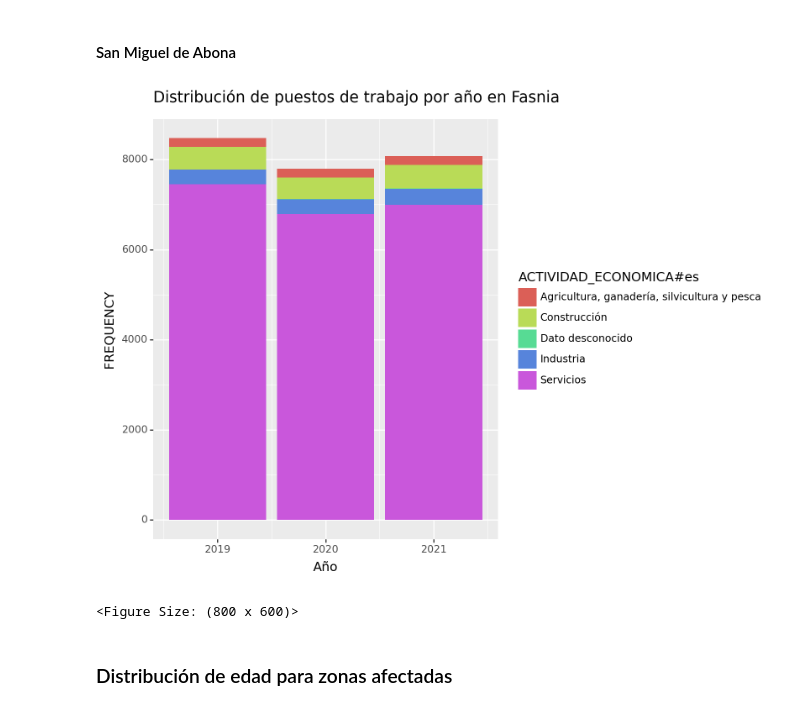
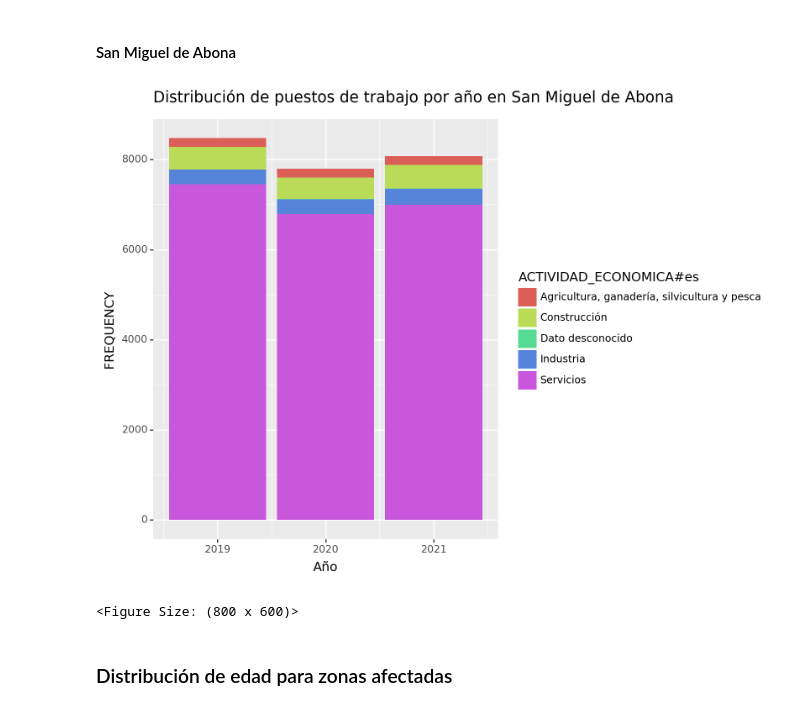
Before and after one commit to alu0101351773/VIS_proyecto, a Jupyter notebook: src/proyecto.ipynb, the cells around one changed output. Cells and saved outputs as stored; diff of their text form; code cells hidden in the pictures.

```diff
--- a/src/proyecto.ipynb
+++ b/src/proyecto.ipynb
@@ -533,36 +554,39 @@ df_p_ocup_fasnia = pd.concat([
 df_p_ocup_abona = df_p_ocup[df_p_ocup['TERRITORIO#es'] == 'San Miguel de Abona'].copy()
 
 df_p_ocup_abona_2019 = (df_p_ocup_abona[df_p_ocup_abona['TIME_PERIOD_CODE'].str.startswith('2019')]
                         .groupby(['ACTIVIDAD_ECONOMICA#es', 'SEXO#es'])
                         .agg({'FREQUENCY' : 'mean'})
                         .reset_index())
 df_p_ocup_abona_2019['Año'] = 2019
 
 df_p_ocup_abona_2020 = (df_p_ocup_abona[df_p_ocup_abona['TIME_PERIOD_CODE'].str.startswith('2020')]
                         .groupby(['ACTIVIDAD_ECONOMICA#es', 'SEXO#es'])
                         .agg({'FREQUENCY' : 'mean'})
                         .reset_index())
 df_p_ocup_abona_2020['Año'] = 2020
 
 df_p_ocup_abona_2021 = (df_p_ocup_abona[df_p_ocup_abona['TIME_PERIOD_CODE'].str.startswith('2021')]
                         .groupby(['ACTIVIDAD_ECONOMICA#es', 'SEXO#es'])
                         .agg({'FREQUENCY' : 'mean'})
                         .reset_index())
 df_p_ocup_abona_2021['Año'] = 2021
 
 df_p_ocup_abona = pd.concat([
     df_p_ocup_abona_2019,
     df_p_ocup_abona_2020,
     df_p_ocup_abona_2021,
 ])
 
-(ggplot(df_p_ocup_abona, aes(x = 'Año', y = 'FREQUENCY', fill = 'ACTIVIDAD_ECONOMICA#es'))
+graph = (ggplot(df_p_ocup_abona, aes(x = 'Año', y = 'FREQUENCY', fill = 'ACTIVIDAD_ECONOMICA#es'))
     + geom_col()
     + theme(figure_size=(8, 6))
-    + ggtitle('Distribución de puestos de trabajo por año en Fasnia')
+    + ggtitle('Distribución de puestos de trabajo por año en San Miguel de Abona')
 )
+
+graph.save('../img/puestos_abona.png')
+display(graph)
 # %% [output]
-[figure, old version]
+[figure, new version]
 <Figure Size: (800 x 600)>
 # %% [markdown]
 ### Distribución de edad para zonas afectadas
```
Also changed, not shown: parts of 10 cells of this notebook, 13 other files.
